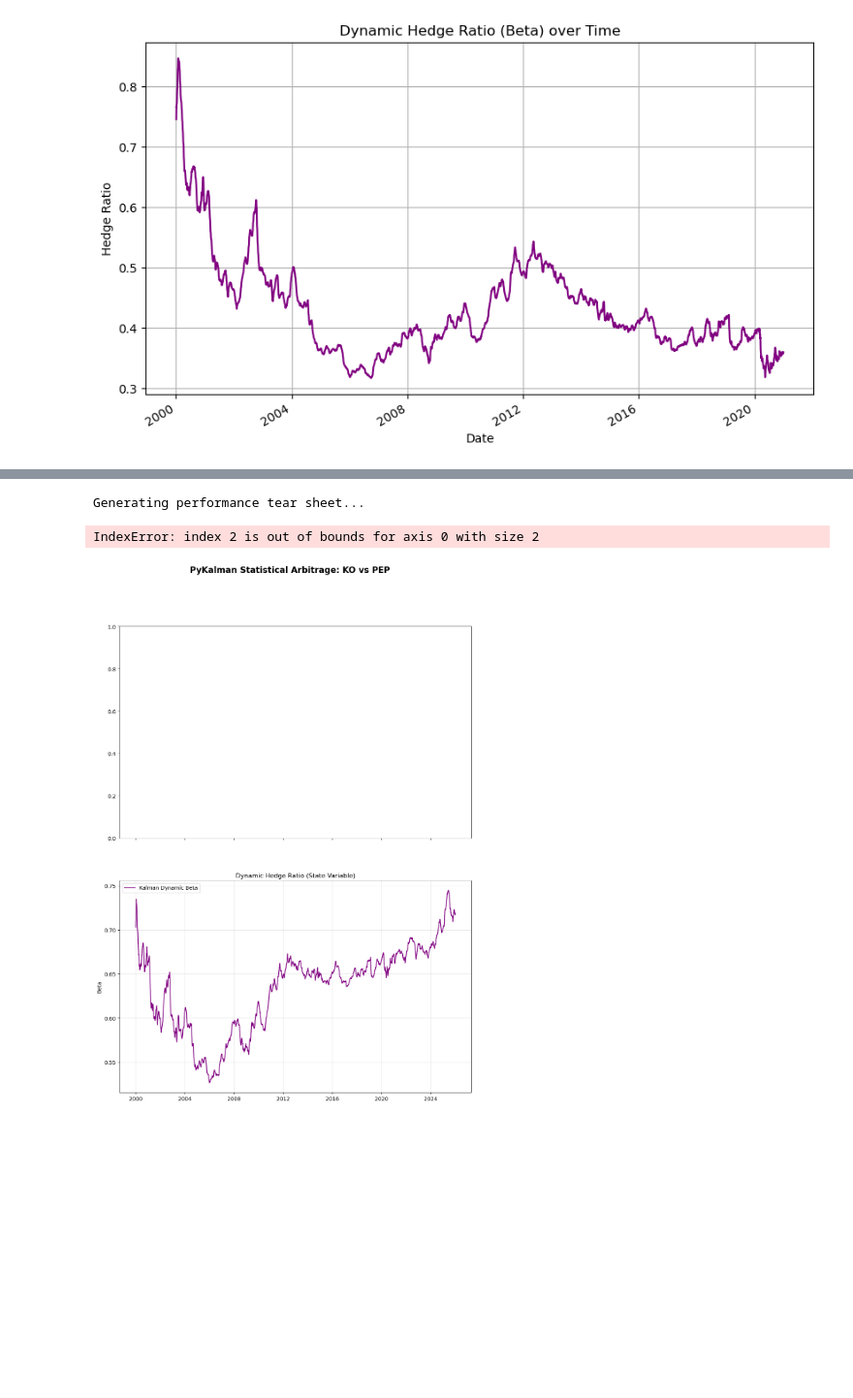
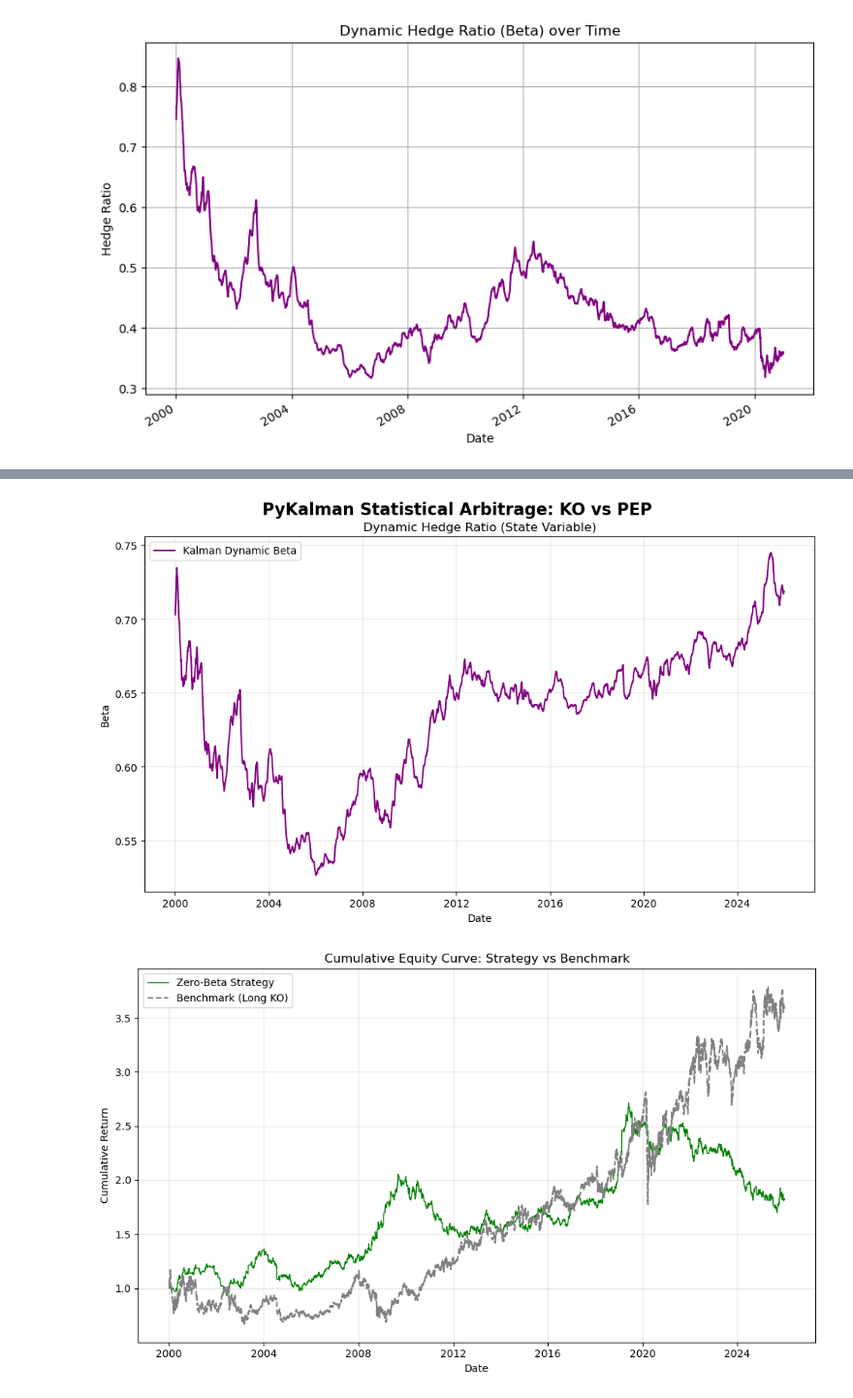
Before and after one commit to 2115hsun/Kalman-Filter-, a Jupyter notebook: Kalman.ipynb, the cells around one changed output, grey strips where cells are left out. Shown at 97% size. Saved outputs shown, nothing was run; the diff lists cells and outputs as text; code cells hidden in the pictures; blank space fills up the shorter version.

Commit message:
03/10/26 Kalman Filter

```diff
--- a/Kalman.ipynb
+++ b/Kalman.ipynb
@@ -575,49 +570,34 @@ Date
 # %%
 import matplotlib.pyplot as plt
-
-print("Generating performance tear sheet...")
-
-# Create a 2-panel subplot figure
-fig, axs = plt.subplots(2, 1, figsize=(12, 10), sharex=True)
+fig, ax = plt.subplots(figsize=(10, 6))
 fig.suptitle('PyKalman Statistical Arbitrage: KO vs PEP', fontsize=16, fontweight='bold')
 
-# --- Panel 1: Z-Score Spread ---
-axs[0].plot(data['Native_Z_Score'], color='blue', label='Z-Score (Spread)')
-axs[0].axhline(y=1.0, color='green', linestyle='--', alpha=0.7, label='Entry Threshold')
-axs[0].axhline(y=-1.0, color='red', linestyle='--', alpha=0.7)
-axs[0].axhline(y=0, color='black', linestyle='-', alpha=0.3)
-axs[0].set_title('Z-Score of Spread (Kalman Filter)')
-axs[0].set_ylabel('Z-Score')
-axs[0].legend(loc='upper left')
-axs[0].grid(True, alpha=0.3)
-
-# --- Panel 2: Dynamic Hedge Ratio (Beta) ---
-axs[1].plot(data['beta'], color='purple', label='Kalman Dynamic Beta')
-axs[1].set_title('Dynamic Hedge Ratio (State Variable)')
-axs[1].set_ylabel('Beta')
-axs[1].set_xlabel('Date')
-axs[1].legend(loc='upper left')
-axs[1].grid(True, alpha=0.3)
-
-plt.tight_layout()
-plt.subplots_adjust(top=0.95) # Adjust title spacing
-plt.show()
-
-# --- Panel 3: Strategy Equity Curve vs. Benchmark (separate figure) ---
-fig2, ax = plt.subplots(figsize=(12, 6))
-benchmark_cum = (1 + data['Ret_KO'].fillna(0)).cumprod()
-
-ax.plot(data['Levered_Equity_Curve'], color='green', linewidth=2, label='Zero-Beta Strategy')
-ax.plot(benchmark_cum, color='gray', linestyle='--', label='Benchmark (Long KO)')
-ax.set_title('Cumulative Equity Curve: Strategy vs Benchmark')
-ax.set_ylabel('Cumulative Return')
+# --- Panel 1: Dynamic Hedge Ratio (Beta) ---
+ax.plot(data['beta'], color='purple', label='Kalman Dynamic Beta')
+ax.set_title('Dynamic Hedge Ratio (State Variable)')
+ax.set_ylabel('Beta')
 ax.set_xlabel('Date')
 ax.legend(loc='upper left')
 ax.grid(True, alpha=0.3)
 
 plt.tight_layout()
+plt.subplots_adjust(top=0.90)
 plt.show()
+
+# --- Panel 2: Strategy Equity Curve vs. Benchmark (separate figure) ---
+fig2, ax2 = plt.subplots(figsize=(10, 6))
+benchmark_cum = (1 + data['Ret_KO'].fillna(0)).cumprod()
+
+ax2.plot(data['Levered_Equity_Curve'], color='green', linewidth=1, label='Zero-Beta Strategy')
+ax2.plot(benchmark_cum, color='gray', linestyle='--', label='Benchmark (Long KO)')
+ax2.set_title('Cumulative Equity Curve: Strategy vs Benchmark')
+ax2.set_ylabel('Cumulative Return')
+ax2.set_xlabel('Date')
+ax2.legend(loc='upper left')
+ax2.grid(True, alpha=0.3)
+
+plt.tight_layout()
+plt.show()
 # %% [output]
-Generating performance tear sheet...
-IndexError: index 2 is out of bounds for axis 0 with size 2
-[figure, old version]
+[figure, new version]
+[figure, added]
```
Also changed, not shown: parts of 2 cells of this notebook.
